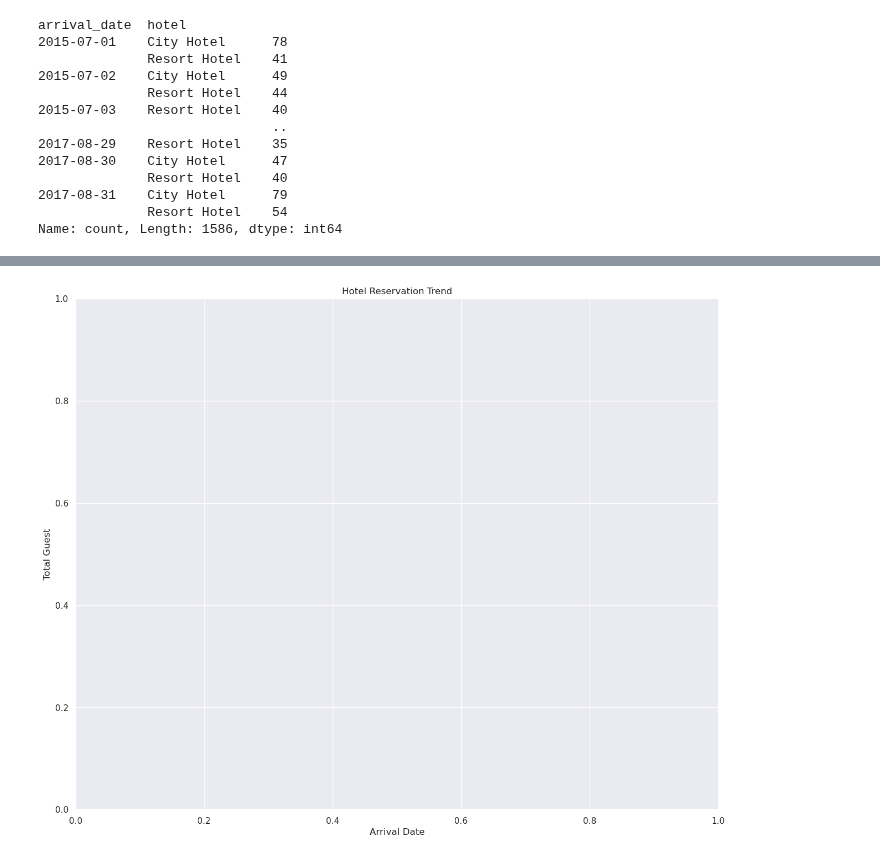
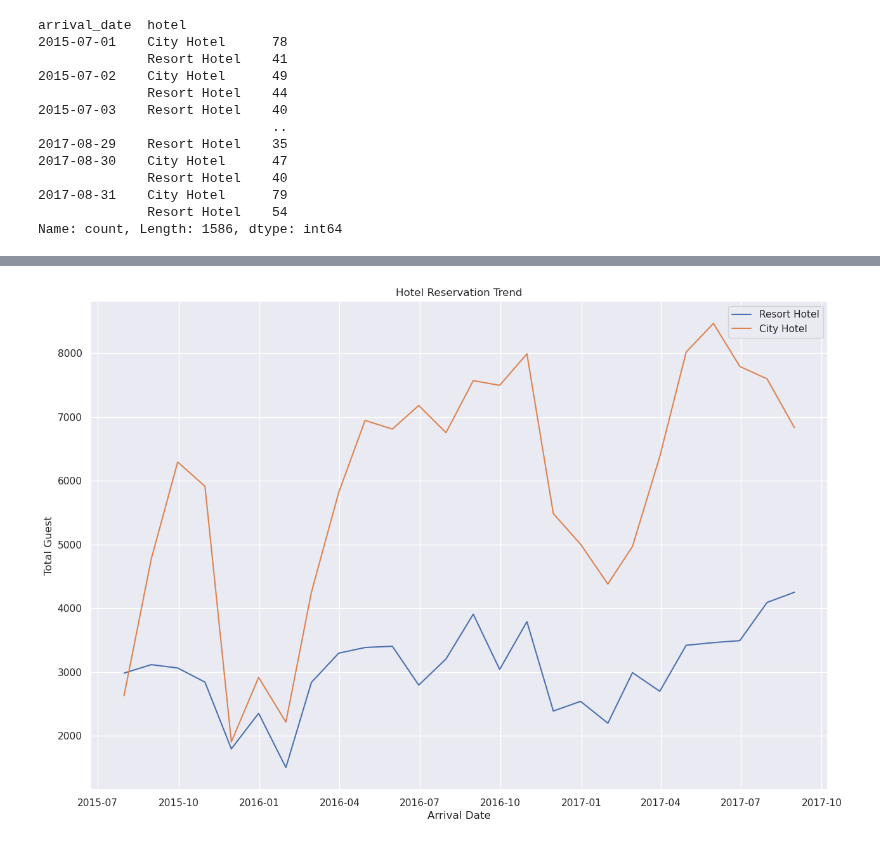
Before and after one commit to andazi/goal-data-science, a Jupyter notebook: Master Data Analysis with Python/Hotel booking EDA.ipynb, the cells around one changed output, grey strips where cells are left out. Drawn from its saved outputs; the diff is of its cells as text; code cells hidden in the pictures.

```diff
--- a/Master Data Analysis with Python/Hotel booking EDA.ipynb
+++ b/Master Data Analysis with Python/Hotel booking EDA.ipynb
@@ -658,16 +629,16 @@ df[df['hotel'] == 'Resort Hotel'].groupby(pd.Grouper(key='arrival_date', axis=0,
 # %%
-plt.figure(figsize=(15,12))
+plt.figure(figsize=(15,10))
 plt.title('Hotel Reservation Trend')
 
-resort_df = df_arrival_date[df_arrival_date['hotel'] == 'Resort Hotel']
-city_df = df_arrival_date[df_arrival_date['hotel'] == 'City Hotel']
+resort_df = df[df['hotel'] == 'Resort Hotel'].groupby(pd.Grouper(key='arrival_date', axis=0,freq='M')).sum().reset_index()
+city_df = df[df['hotel'] == 'City Hotel'].groupby(pd.Grouper(key='arrival_date', axis=0,freq='M')).sum().reset_index()
 
-sns.lineplot(data=resort_df, x='arrival_date', y= 'total_guests' )
-sns.lineplot(data=city_df, x='arrival_date', y= 'total_guests' )
+sns.lineplot(data=resort_df, x='arrival_date', y= 'total_guests', label='Resort Hotel' )
+sns.lineplot(data=city_df, x='arrival_date', y= 'total_guests', label='City Hotel' )
 
 plt.ylabel('Total Guest')
 plt.xlabel('Arrival Date')
 
 plt.show()
 # %% [output]
-[figure, old version]
+[figure, new version]
```
Also changed, not shown: parts of 4 cells of this notebook.
